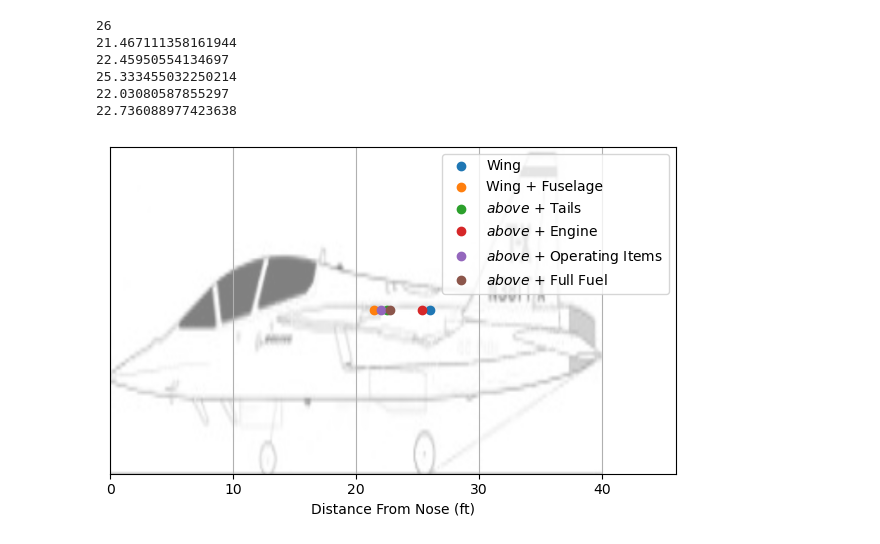
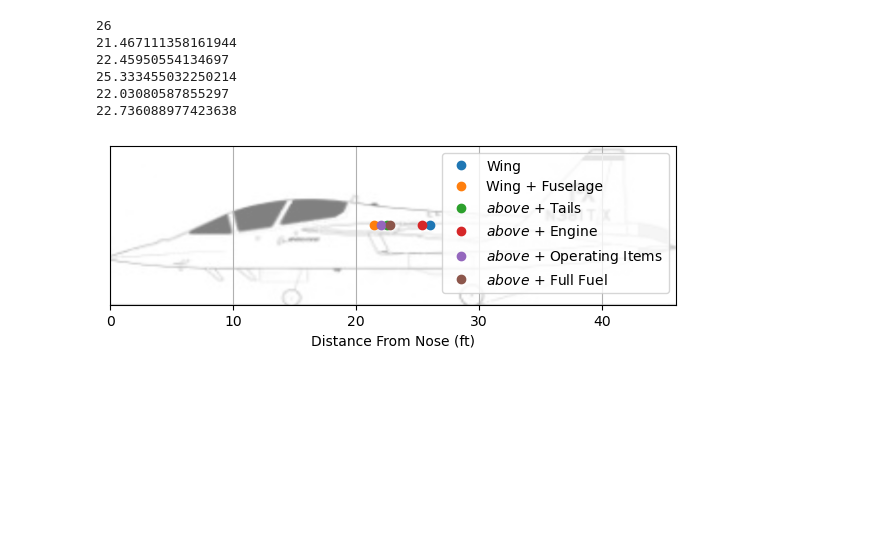
Before and after one commit to zhiweij3-uiuc/AE442-HW6-Code, a Jupyter notebook: HW6_P3.ipynb, the cells around one changed output. Cells and saved outputs as stored; diff of their text form; code cells hidden in the pictures; blank space fills up the shorter version.

```diff
--- a/HW6_P3.ipynb
+++ b/HW6_P3.ipynb
@@ -45,33 +45,33 @@ plt.plot(cg_wing*W_wing/(W_wing+W_fuse+W_tailh+W_tailv+W_eng+W_opfuse+W_opcockp+
 print(cg_wing*W_wing/(W_wing+W_fuse+W_tailh+W_tailv+W_eng+W_opfuse+W_opcockp+W_opmlg)+cg_fuse*(W_fuse+W_opfuse)/(W_wing+W_fuse+W_tailh+W_tailv+W_eng+W_opfuse+W_opcockp+W_opmlg)+
          cg_tailh*W_tailh/(W_wing+W_fuse+W_tailh+W_tailv+W_eng+W_opfuse+W_opcockp+W_opmlg)+cg_tailv*W_tailv/(W_wing+W_fuse+W_tailh+W_tailv+W_eng+W_opfuse+W_opcockp+W_opmlg)+
          cg_eng*W_eng/(W_wing+W_fuse+W_tailh+W_tailv+W_eng+W_opfuse+W_opcockp+W_opmlg)+cg_cockp*W_opcockp/(W_wing+W_fuse+W_tailh+W_tailv+W_eng+W_opfuse+W_opcockp+W_opmlg)+
          cg_mlg*W_opmlg/(W_wing+W_fuse+W_tailh+W_tailv+W_eng+W_opfuse+W_opcockp+W_opmlg))
 plt.plot(cg_wing*(W_wing+W_fuel)/(W_wing+W_fuse+W_tailh+W_tailv+W_eng+W_opfuse+W_opcockp+W_opmlg+W_fuel)+cg_fuse*(W_fuse+W_opfuse)/(W_wing+W_fuse+W_tailh+W_tailv+W_eng+W_opfuse+W_opcockp+W_opmlg+W_fuel)+
          cg_tailh*W_tailh/(W_wing+W_fuse+W_tailh+W_tailv+W_eng+W_opfuse+W_opcockp+W_opmlg+W_fuel)+cg_tailv*W_tailv/(W_wing+W_fuse+W_tailh+W_tailv+W_eng+W_opfuse+W_opcockp+W_opmlg+W_fuel)+
          cg_eng*W_eng/(W_wing+W_fuse+W_tailh+W_tailv+W_eng+W_opfuse+W_opcockp+W_opmlg+W_fuel)+cg_cockp*W_opcockp/(W_wing+W_fuse+W_tailh+W_tailv+W_eng+W_opfuse+W_opcockp+W_opmlg+W_fuel)+
          cg_mlg*W_opmlg/(W_wing+W_fuse+W_tailh+W_tailv+W_eng+W_opfuse+W_opcockp+W_opmlg+W_fuel), 0, 'o', label=r"$\mathit{above}$ + Full Fuel")
 print(cg_wing*(W_wing+W_fuel)/(W_wing+W_fuse+W_tailh+W_tailv+W_eng+W_opfuse+W_opcockp+W_opmlg+W_fuel)+cg_fuse*(W_fuse+W_opfuse)/(W_wing+W_fuse+W_tailh+W_tailv+W_eng+W_opfuse+W_opcockp+W_opmlg+W_fuel)+
          cg_tailh*W_tailh/(W_wing+W_fuse+W_tailh+W_tailv+W_eng+W_opfuse+W_opcockp+W_opmlg+W_fuel)+cg_tailv*W_tailv/(W_wing+W_fuse+W_tailh+W_tailv+W_eng+W_opfuse+W_opcockp+W_opmlg+W_fuel)+
          cg_eng*W_eng/(W_wing+W_fuse+W_tailh+W_tailv+W_eng+W_opfuse+W_opcockp+W_opmlg+W_fuel)+cg_cockp*W_opcockp/(W_wing+W_fuse+W_tailh+W_tailv+W_eng+W_opfuse+W_opcockp+W_opmlg+W_fuel)+
          cg_mlg*W_opmlg/(W_wing+W_fuse+W_tailh+W_tailv+W_eng+W_opfuse+W_opcockp+W_opmlg+W_fuel))
 
 plt.imshow(
     image,
-    extent=[0, 40, -6.45, 6.45],  # xmin, xmax, ymin, ymax
-    aspect='auto'
+    extent=[0, 46, -6.45, 6.45],  # xmin, xmax, ymin, ymax
+    aspect='1'
 )
 plt.legend()
 plt.xlim(0, 46)
 plt.xlabel('Distance From Nose (ft)')
 plt.yticks([])
 plt.grid(True)
 plt.tight_layout()
 plt.show()
 # %% [output]
 26
 21.467111358161944
 22.45950554134697
 25.333455032250214
 22.03080587855297
 22.736088977423638
-[figure, old version]
+[figure, new version]
```
